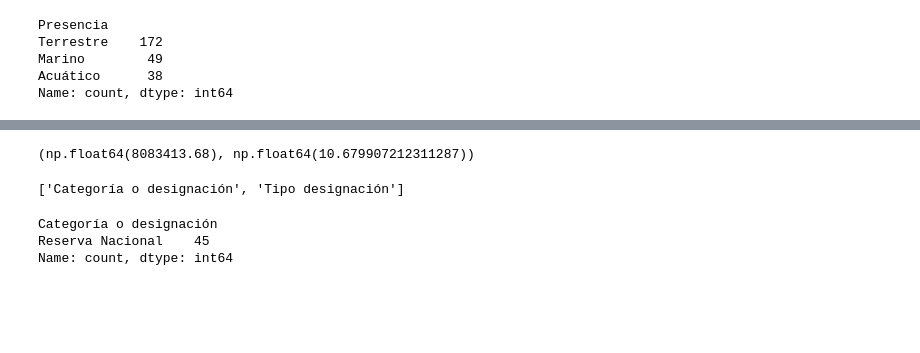
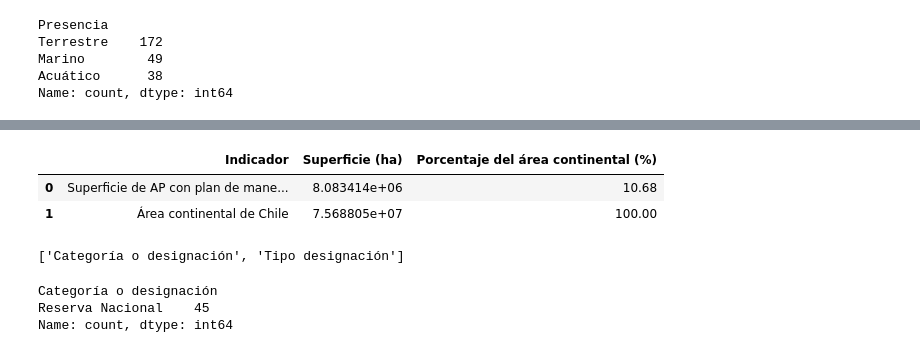
Before and after one commit to IEB-BIODATA/7NR-Indicators, a Jupyter notebook: indicadores/I_2_areas_protegidas_con_planes_de_manejo_y_gestion_efectiva/mn2.ipynb, the cells around one changed output, grey strips where cells are left out. Saved outputs shown, nothing was run; the diff lists cells and outputs as text; code cells hidden in the pictures; blank space fills up the shorter version.

```diff
--- a/indicadores/I_2_areas_protegidas_con_planes_de_manejo_y_gestion_efectiva/mn2.ipynb
+++ b/indicadores/I_2_areas_protegidas_con_planes_de_manejo_y_gestion_efectiva/mn2.ipynb
@@ -214,33 +272,58 @@ Name: count, dtype: int64
 # %%
-# Área total de Chile continental (ha)
+# Área total de Chile continental (ha) extraído desde indicaddor A.1
 AREA_CHILE_CONTINENTAL = 75688051.58421065
 
 # Asegurar tipos
 df["tiene_plan"] = df["tiene_plan"].astype(bool)
 df["Superficie oficial"] = pd.to_numeric(
     df["Superficie oficial"], errors="coerce"
 )
 
 # Valores de Presencia a considerar
 PRESENCIAS_VALIDAS = ["Terrestre", "Acuático"]
 
 # 1) Suma de superficie oficial con plan y presencia válida
 superficie_con_plan = (
     df
     .loc[
         (df["tiene_plan"]) &
         (df["Presencia"].isin(PRESENCIAS_VALIDAS)),
         "Superficie oficial"
     ]
     .sum(skipna=True)
 )
 
 # 2) Porcentaje respecto al área continental
 porcentaje_chile = (superficie_con_plan / AREA_CHILE_CONTINENTAL) * 100
 
-superficie_con_plan, porcentaje_chile
+#superficie_con_plan, porcentaje_chile
+
+# ============================================================
+# Tabla de resultados: superficie con plan de manejo
+# ============================================================
+
+tabla_resultados = pd.DataFrame({
+    "Indicador": [
+        "Superficie de AP con plan de manejo (Terrestre + Acuático)",
+        "Área continental de Chile"
+    ],
+    "Superficie (ha)": [
+        superficie_con_plan,
+        AREA_CHILE_CONTINENTAL
+    ]
+})
+
+# Calcular porcentaje solo para la primera fila
+tabla_resultados["Porcentaje del área continental (%)"] = [
+    round(porcentaje_chile, 2),
+    100.0
+]
+
+tabla_resultados
 # %% [output]
-(np.float64(8083413.68), np.float64(10.679907212311287))
+|  | Indicador | Superficie (ha) | Porcentaje del área continental (%) |
+| 0 | Superficie de AP con plan de mane... | 8.083414e+06 | 10.68 |
+| 1 | Área continental de Chile | 7.568805e+07 | 100.00 |
 # %%
 # Buscar columna de categoría/designación
 [c for c in df.columns if "categor" in c.lower() or "design" in c.lower()]
```
Also changed, not shown: parts of 7 cells of this notebook, 3 other files.
